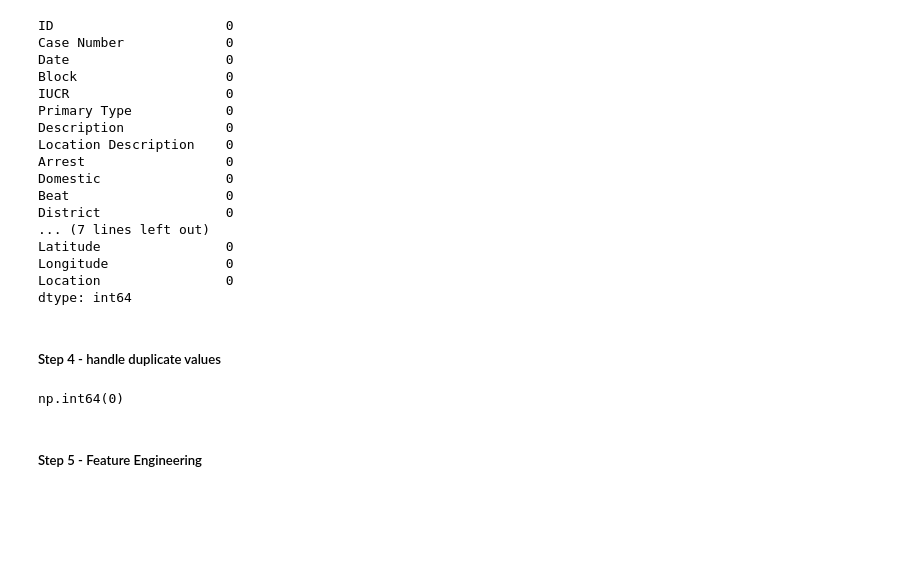
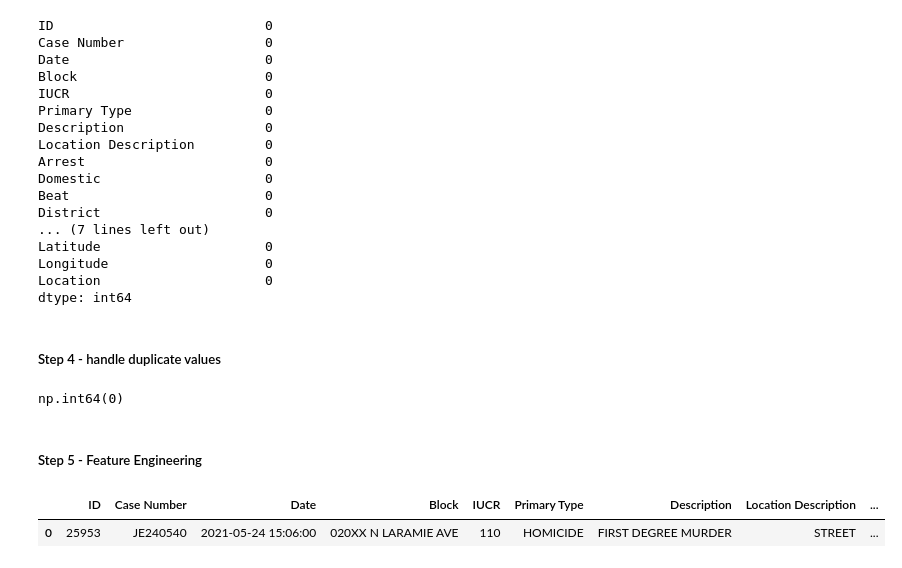
Before and after one commit to AswiniSivaraman/project_chicago_crime_analyser, a Jupyter notebook: Data_Preprocessing.ipynb, the cells around one changed output. Saved outputs shown, nothing was run; the diff lists cells and outputs as text; code cells hidden in the pictures; blank space fills up the shorter version.

```diff
--- a/Data_Preprocessing.ipynb
+++ b/Data_Preprocessing.ipynb
@@ -544,10 +544,15 @@ def categorize_time(hour):
     else:
         return 'Night'
 
-df['Crime_occured_time'] = df['Date'].dt.hour.apply(categorize_time)
+df['Crime_occured_timeperiod'] = df['Date'].dt.hour.apply(categorize_time)
 # %%
 df['Record_last_updated_date'] = df['Updated On'].dt.date
 df['Record_last_updated_day'] = df['Updated On'].dt.day
 df['Record_last_updated_month'] = df['Updated On'].dt.month
 df['Record_last_updated_year'] = df['Updated On'].dt.year
 df['Record_last_updated_time'] = df['Updated On'].dt.time
+# %%
+df.head(1)
+# %% [output]
+|  | ID | Case Number | Date | Block | IUCR | Primary Type | Description | Location Description | ... |
+| 0 | 25953 | JE240540 | 2021-05-24 15:06:00 | 020XX N LARAMIE AVE | 110 | HOMICIDE | FIRST DEGREE MURDER | STREET | ... |
```
Also changed, not shown: parts of 3 cells of this notebook.
